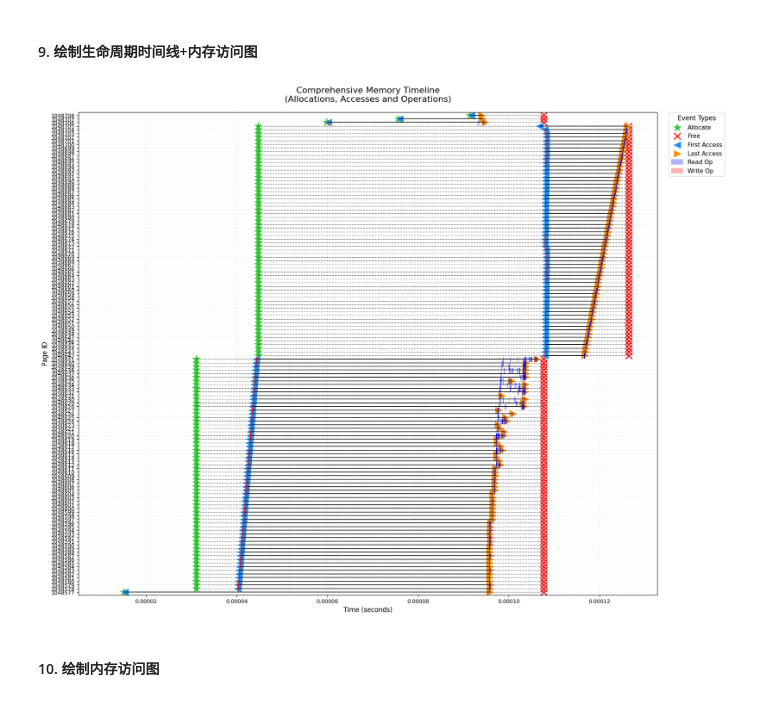
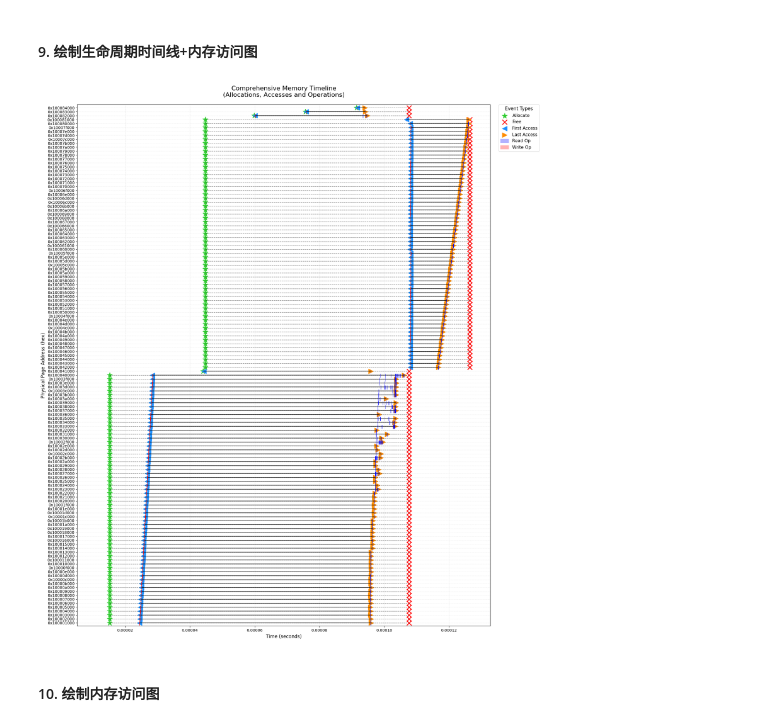
Before and after one commit to jianqiao673/mgpusim, a Jupyter notebook: plot/mem_timeline.ipynb, the cells around one changed output. Drawn from its saved outputs; the diff is of its cells as text; code cells hidden in the pictures.

```diff
--- a/plot/mem_timeline.ipynb
+++ b/plot/mem_timeline.ipynb
@@ -485,7 +487,7 @@ plt.show()
 # %%
 import matplotlib.pyplot as plt
 
-plt.figure(figsize=(18, 14))
+plt.figure(figsize=(18, 20))
 
 # 创建统一的y轴映射（包含所有数据集的PageID）
 all_pages = sorted(set(page_rw_stats_df['PageID'])
@@ -551,10 +553,12 @@ for _, row in rw_df.iterrows():
 
 # ===== 图表装饰 =====
 # 设置坐标轴
-plt.yticks(range(len(all_pages)), all_pages, fontsize=10)
+# plt.yticks(range(len(all_pages)), all_pages, fontsize=10) # y轴显示page id
+plt.yticks(range(len(all_pages)), [hex(page * page_size_byte) for page in all_pages], fontsize=10) # y轴显示页物理地址
 plt.xticks(fontsize=10)
 plt.xlabel('Time (seconds)', fontsize=12)
-plt.ylabel('Page ID', fontsize=12)
+# plt.ylabel('Page ID', fontsize=12) # y轴显示page id
+plt.ylabel('Physical Page Address (hex)', fontsize=12) # y轴显示页物理地址
 plt.title('Comprehensive Memory Timeline\n(Allocations, Accesses and Operations)',
          fontsize=16, pad=20)
 
@@ -574,34 +578,34 @@ plt.grid(True, axis='y', linestyle=':', alpha=0.3)
 
 # 合并图例
 handles, labels = plt.gca().get_legend_handles_labels()
 unique_labels = {}
 for handle, label in zip(handles, labels):
     if label not in unique_labels:
         unique_labels[label] = handle
 
 # 按类别排序图例（分配/访问/操作）
 legend_order = ['Allocate', 'Free', 'First Access', 'Last Access', 'Read Op', 'Write Op']
 sorted_handles = [unique_labels[label] for label in legend_order if label in unique_labels]
 sorted_labels = [label for label in legend_order if label in unique_labels]
 
 plt.legend(sorted_handles, sorted_labels,
           bbox_to_anchor=(1.02, 1),
           loc='upper left',
           borderaxespad=0.,
           frameon=True,
           fontsize=11,
           title='Event Types',
           title_fontsize=12)
 
 # 调整布局
 plt.subplots_adjust(right=0.85)
 plt.tight_layout()
 
 timeline_access_path = os.path.join(results_dir, 'memory_timeline_access.png')
 plt.savefig(timeline_access_path, dpi=300, bbox_inches='tight')
 plt.show()
 # %% [output]
-[figure, old version]
+[figure, new version]
 # %% [markdown]
 #### 10. 绘制内存访问图
 # %%
```
Also changed, not shown: parts of 9 cells of this notebook, 1 other file.
